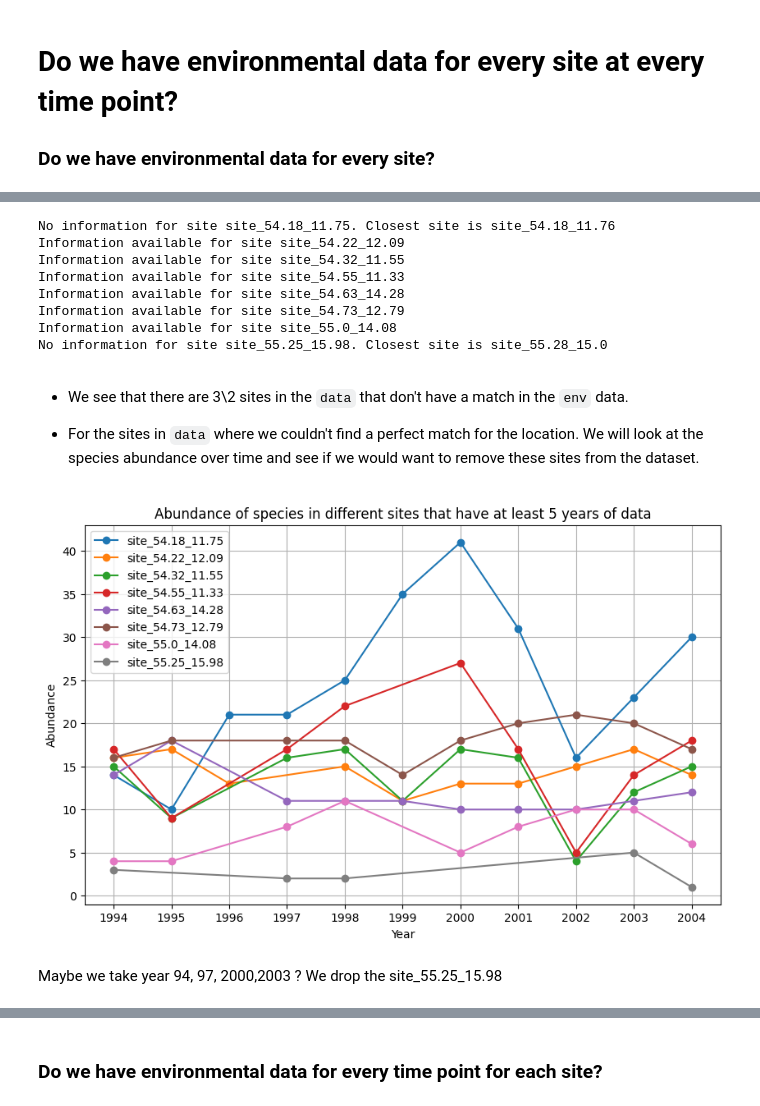
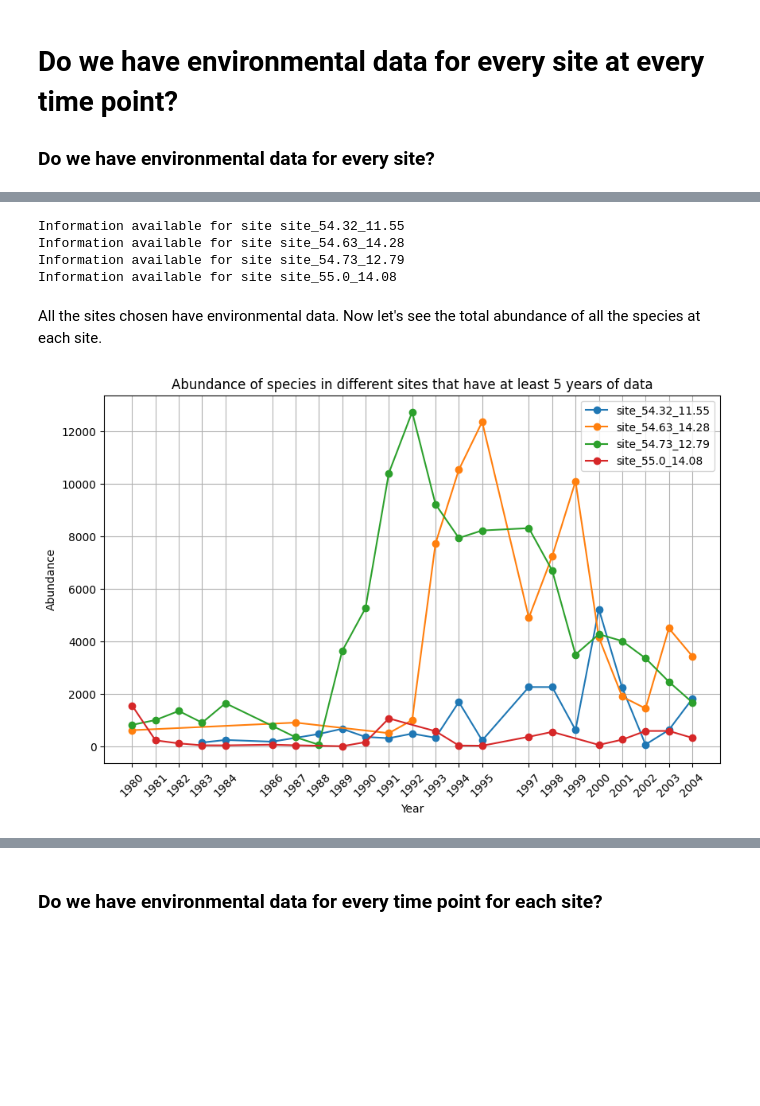
Before and after one commit to TrangNg-Th/QB2025-Project, a Jupyter notebook: 0.dataprep.ipynb, the cells around one changed output, grey strips where cells are left out. Drawn from its saved outputs; the diff is of its cells as text; code cells hidden in the pictures; blank space fills up the shorter version.

```diff
--- a/0.dataprep.ipynb
+++ b/0.dataprep.ipynb
@@ -157,7 +156,7 @@ data = data[['site', 'scientificnameaccepted', \
     ]]
 
 # Filter data to only include data from 19894 to 2004
-data = data[(data['yearcollected'] >= 1994) & (data['yearcollected'] <= 2004)]
+# data = data[(data['yearcollected'] >= 1984) & (data['yearcollected'] <= 2004)]
 
 # Drop month and day columns
 data.drop(['monthcollected', 'daycollected'], axis=1, inplace=True)
@@ -188,10 +187,13 @@ See the caveats in the documentation: https://pandas.pydata.org/pandas-docs/stab
 # %%
 # Do we have zoobenthos data for the same sites for at least more than 5 years?
 sites = data.groupby(['site'])['year'].nunique()
+# print(sites)
+
+# Filter sites with data for at least 15 years
+sites = sites[sites >= 15].index
+data = data[data['site'].isin(sites)]
+
+sites = data.groupby(['site'])['year'].nunique()
 print(sites)
-
-# Filter sites with data for at least 5 years
-sites = sites[sites >= 5].index
-data = data[data['site'].isin(sites)]
 # %% [output]
 site
@@ -232,6 +223,8 @@ def closest_site(site, sites):
             closet_site = "site_" + str(lat_s) + "_" + str(lon_s)
     return closet_site
 
+
+# =============================================================================
 # Check if we can have the closet site for each site in the data
 env_sites = ices3['site'].unique()
 data_sites = data['site'].unique()
@@ -242,11 +235,7 @@ for s in data_sites:
     else:
         print("Information available for site {}".format(s))
 # %% [output]
-No information for site site_54.18_11.75. Closest site is site_54.18_11.76
-Information available for site site_54.22_12.09
 Information available for site site_54.32_11.55
-Information available for site site_54.55_11.33
 Information available for site site_54.63_14.28
 Information available for site site_54.73_12.79
 Information available for site site_55.0_14.08
-No information for site site_55.25_15.98. Closest site is site_55.28_15.0
@@ -255,25 +242,22 @@ No information for site site_55.25_15.98. Closest site is site_55.28_15.0
-# %% [markdown]
-- We see that there are 3\2 sites in the `data` that don't have a match in the `env` data.
-
-- For the sites in `data` where we couldn't find a perfect match for the location. We will look at the species abundance over time and see if we would want to remove these sites from the dataset.
+# %% [markdown]
+All the sites chosen have environmental data.
+Now let's see the total abundance of all the species at each site.
 # %%
-data_plot = data.groupby(['site', 'year'])['abundance'].nunique().reset_index()
+data_plot = data.groupby(['site', 'year'])['abundance'].sum().reset_index()
 plt.figure(figsize=(10, 6))
 for s in data['site'].unique():
     d = data_plot[data_plot['site'] == s]
     plt.plot(d['year'], d['abundance'], label=s, marker='o', linestyle='-')
 
 plt.legend()
 # Grid at every year
 plt.grid()
 plt.xlabel('Year')
-plt.xticks(data_plot['year'].unique())
+plt.xticks(data_plot['year'].unique(), rotation=45)
+
 plt.ylabel('Abundance')
 plt.title('Abundance of species in different sites that have at least 5 years of data')
 plt.show()
 # %% [output]
-[figure, old version]
+[figure, new version]
-# %% [markdown]
-Maybe we take year 94, 97, 2000,2003 ?
-We drop the site_55.25_15.98
 # %%
```
Also changed, not shown: parts of 34 cells of this notebook, 46 other files.
